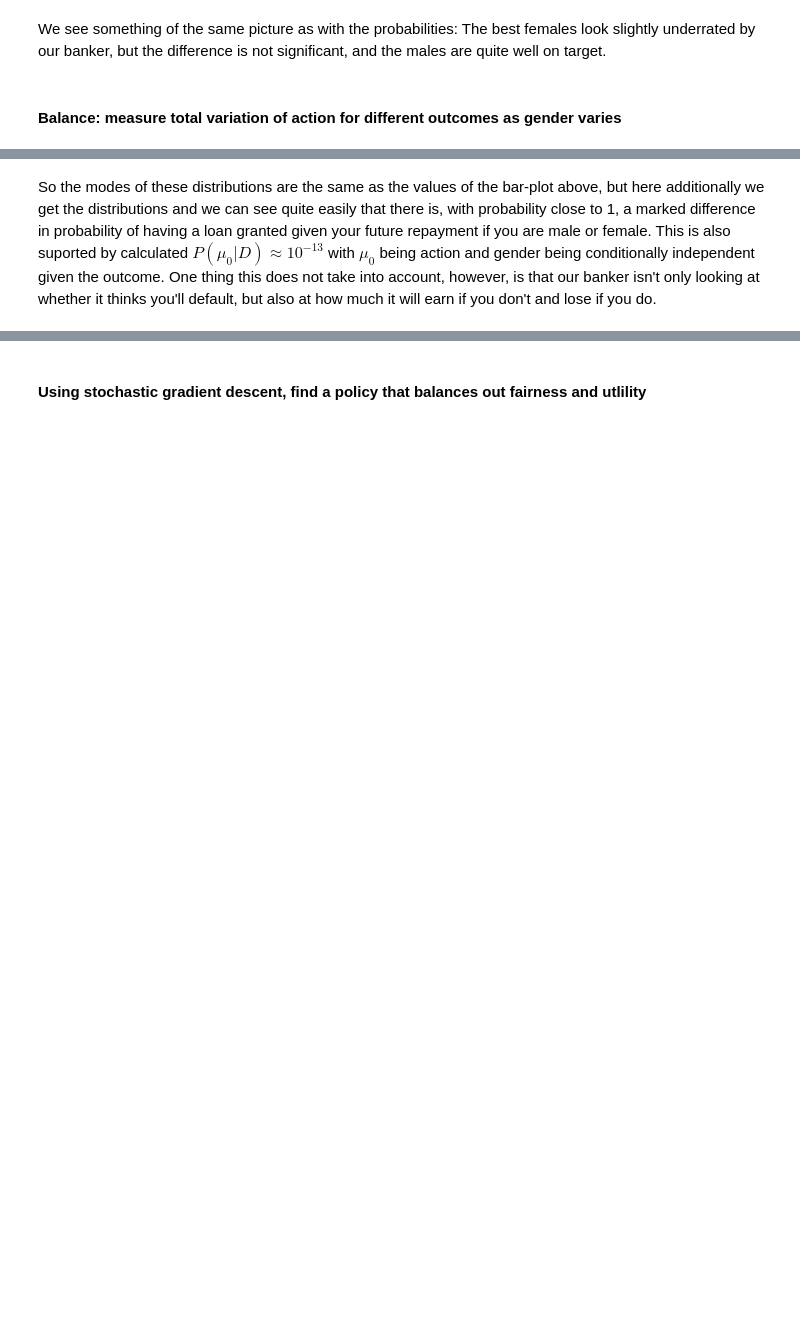
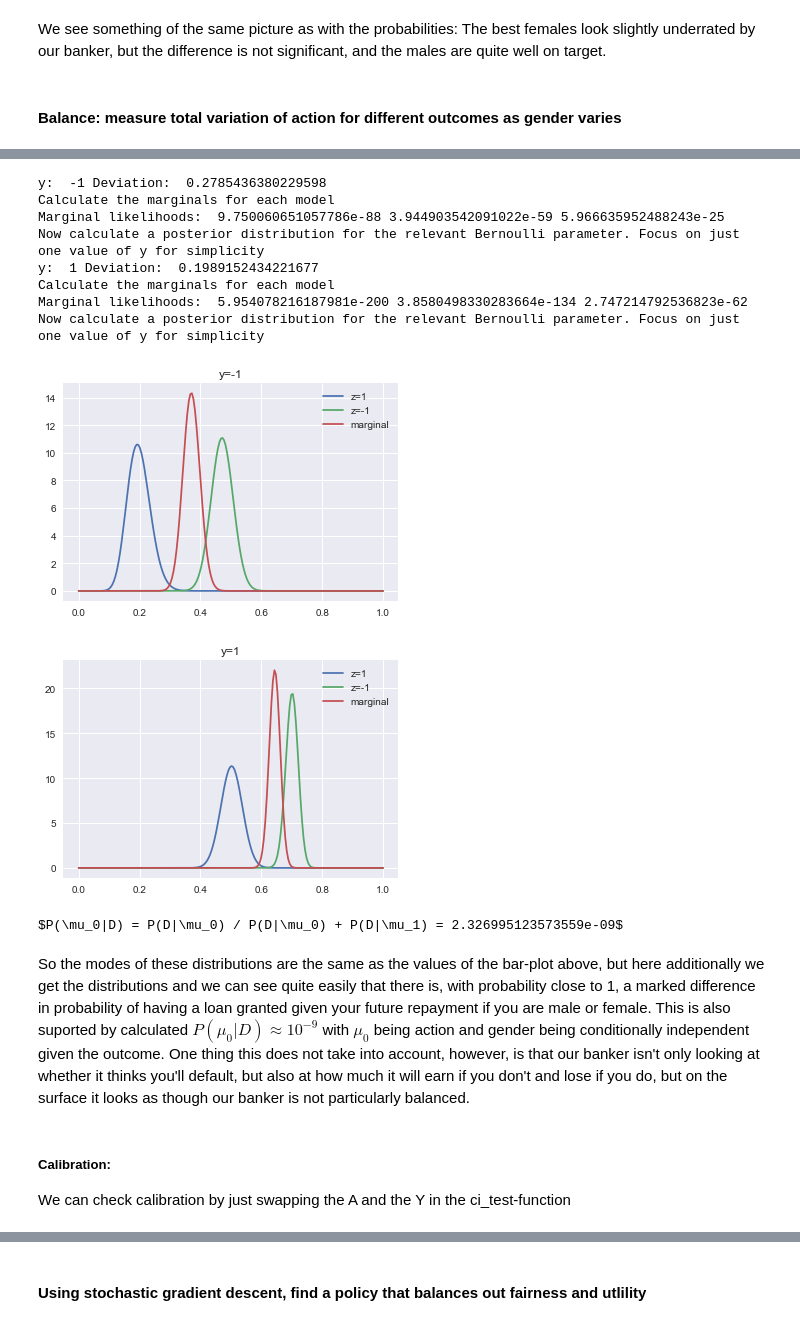
Before and after one commit to aleksaw/ml-society-science, a Jupyter notebook: src/project-1/Project-submission.ipynb, the cells around one changed output, grey strips where cells are left out. Saved outputs shown, nothing was run; the diff lists cells and outputs as text; code cells hidden in the pictures; blank space fills up the shorter version.

```diff
--- a/src/project-1/Project-submission.ipynb
+++ b/src/project-1/Project-submission.ipynb
@@ -1300,2 +1304,19 @@ $P(\mu_0|D) = P(D|\mu_0) / P(D|\mu_0) + P(D|\mu_1) = 1.2507042211272535e-13$
+# %%
+perform_ci_test(A, Y, Z)
+# %% [output]
+y:  -1 Deviation:  0.2785436380229598
+Calculate the marginals for each model
+Marginal likelihoods:  9.750060651057786e-88 3.944903542091022e-59 5.966635952488243e-25
+Now calculate a posterior distribution for the relevant Bernoulli parameter. Focus on just one value of y for simplicity
+y:  1 Deviation:  0.1989152434221677
+Calculate the marginals for each model
+Marginal likelihoods:  5.954078216187981e-200 3.8580498330283664e-134 2.747214792536823e-62
+Now calculate a posterior distribution for the relevant Bernoulli parameter. Focus on just one value of y for simplicity
+[figure, added]
+[figure, added]
+$P(\mu_0|D) = P(D|\mu_0) / P(D|\mu_0) + P(D|\mu_1) = 2.326995123573559e-09$
 # %% [markdown]
-So the modes of these distributions are the same as the values of the bar-plot above, but here additionally we get the distributions and we can see quite easily that there is, with probability close to 1, a marked difference in probability of having a loan granted given your future repayment if you are male or female. This is also suported by calculated $P(\mu_0|D)\approx10^{-13}$ with $\mu_0$ being action and gender being conditionally independent given the outcome. One thing this does not take into account, however, is that our banker isn't only looking at whether it thinks you'll default, but also at how much it will earn if you don't and lose if you do.
+So the modes of these distributions are the same as the values of the bar-plot above, but here additionally we get the distributions and we can see quite easily that there is, with probability close to 1, a marked difference in probability of having a loan granted given your future repayment if you are male or female. This is also suported by calculated $P(\mu_0|D)\approx10^{-9}$ with $\mu_0$ being action and gender being conditionally independent given the outcome. One thing this does not take into account, however, is that our banker isn't only looking at whether it thinks you'll default, but also at how much it will earn if you don't and lose if you do, but on the surface it looks as though our banker is not particularly balanced.
+# %% [markdown]
+##### Calibration:
+We can check calibration by just swapping the A and the Y in the ci_test-function
```
Also changed, not shown: parts of 78 cells of this notebook, 1 other file.
